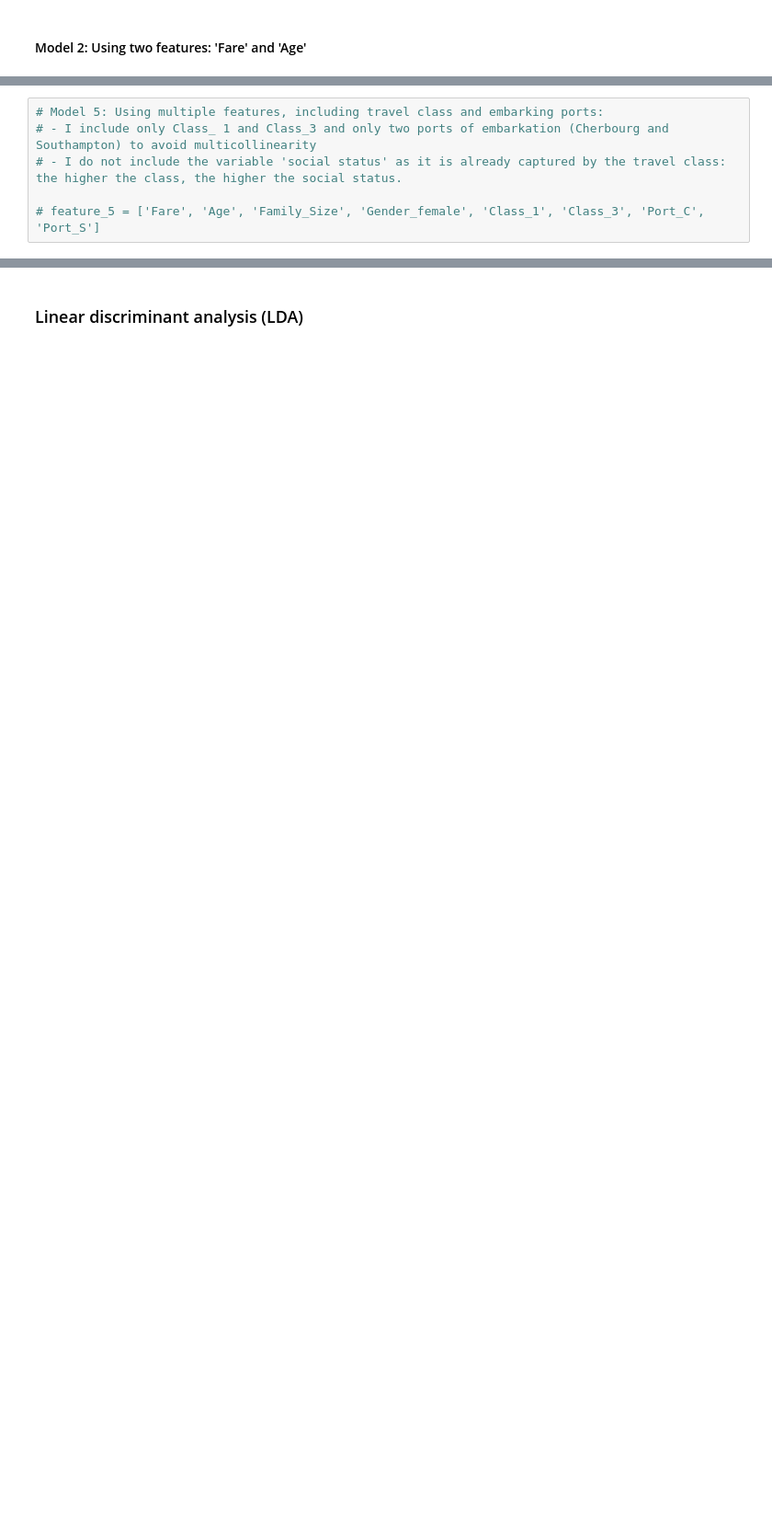
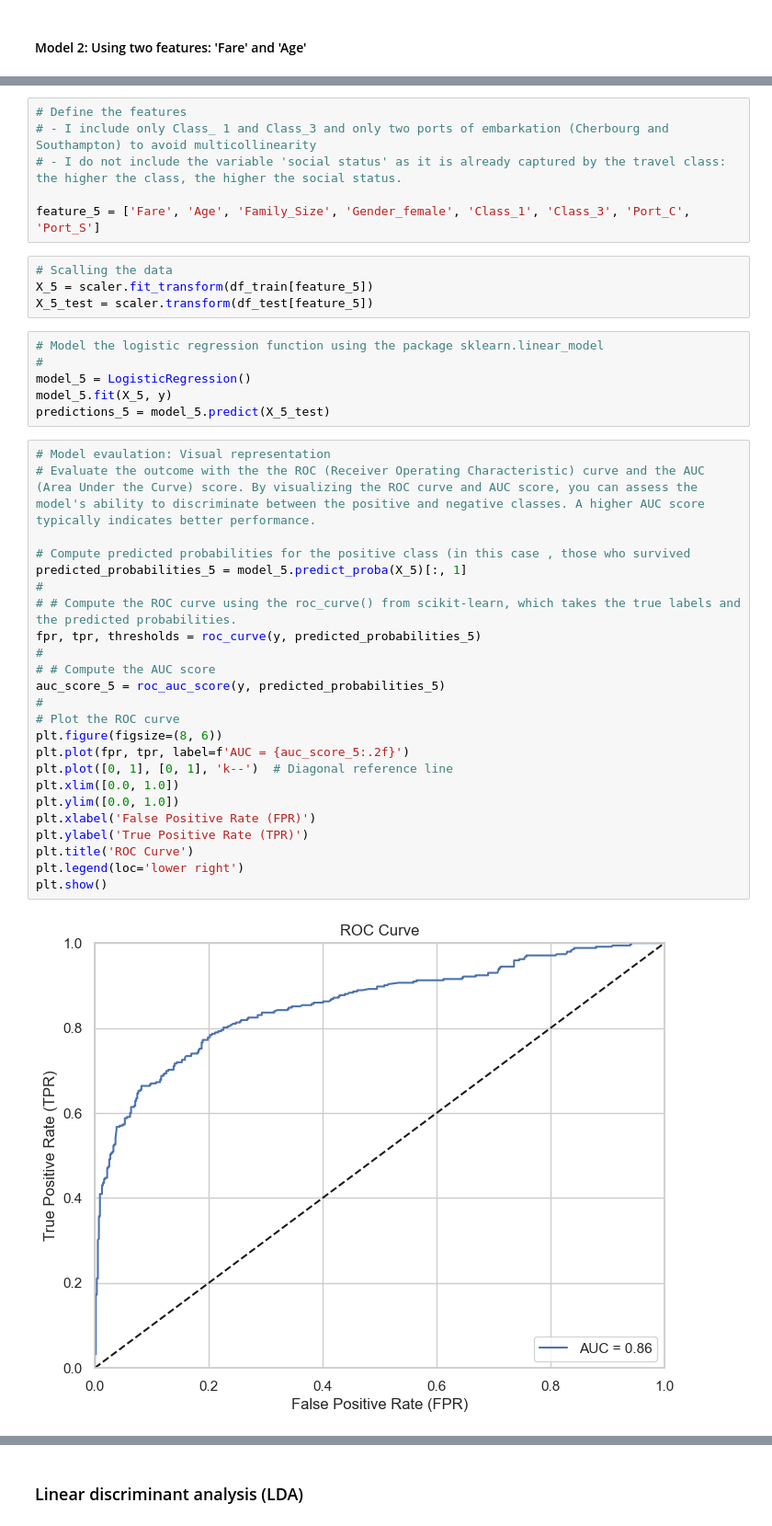
Before and after one commit to GiuliaSolinas/TitanicKaggleML, a Jupyter notebook: code/EDA_Giulia_Solinas.ipynb, the cells around one changed output, grey strips where cells are left out. Shown at 92% size. Saved outputs shown, nothing was run; the diff lists cells and outputs as text; blank space fills up the shorter version.

```diff
--- a/code/EDA_Giulia_Solinas.ipynb
+++ b/code/EDA_Giulia_Solinas.ipynb
@@ -1058,6 +1214,42 @@ x1             0.7548      0.111      6.809      0.000       0.537       0.972
 # %%
-# Model 5: Using multiple features, including travel class and embarking ports:
+# Define the features
 # - I include only Class_ 1 and Class_3 and only two ports of embarkation (Cherbourg and Southampton) to avoid multicollinearity
 # - I do not include the variable 'social status' as it is already captured by the travel class: the higher the class, the higher the social status.
 
-# feature_5 = ['Fare', 'Age', 'Family_Size', 'Gender_female', 'Class_1', 'Class_3', 'Port_C', 'Port_S']
+feature_5 = ['Fare', 'Age', 'Family_Size', 'Gender_female', 'Class_1', 'Class_3', 'Port_C', 'Port_S']
+# %%
+# Scalling the data
+X_5 = scaler.fit_transform(df_train[feature_5])
+X_5_test = scaler.transform(df_test[feature_5])
+# %%
+# Model the logistic regression function using the package sklearn.linear_model
+#
+model_5 = LogisticRegression()
+model_5.fit(X_5, y)
+predictions_5 = model_5.predict(X_5_test)
+# %%
+# Model evaulation: Visual representation
+# Evaluate the outcome with the the ROC (Receiver Operating Characteristic) curve and the AUC (Area Under the Curve) score. By visualizing the ROC curve and AUC score, you can assess the model's ability to discriminate between the positive and negative classes. A higher AUC score typically indicates better performance.
+
+# Compute predicted probabilities for the positive class (in this case , those who survived
+predicted_probabilities_5 = model_5.predict_proba(X_5)[:, 1]
+#
+# # Compute the ROC curve using the roc_curve() from scikit-learn, which takes the true labels and the predicted probabilities.
+fpr, tpr, thresholds = roc_curve(y, predicted_probabilities_5)
+#
+# # Compute the AUC score
+auc_score_5 = roc_auc_score(y, predicted_probabilities_5)
+#
+# Plot the ROC curve
+plt.figure(figsize=(8, 6))
+plt.plot(fpr, tpr, label=f'AUC = {auc_score_5:.2f}')
+plt.plot([0, 1], [0, 1], 'k--')  # Diagonal reference line
+plt.xlim([0.0, 1.0])
+plt.ylim([0.0, 1.0])
+plt.xlabel('False Positive Rate (FPR)')
+plt.ylabel('True Positive Rate (TPR)')
+plt.title('ROC Curve')
+plt.legend(loc='lower right')
+plt.show()
+# %% [output]
+[figure, added]
```
Also changed, not shown: parts of 24 cells of this notebook, 1 other file.
